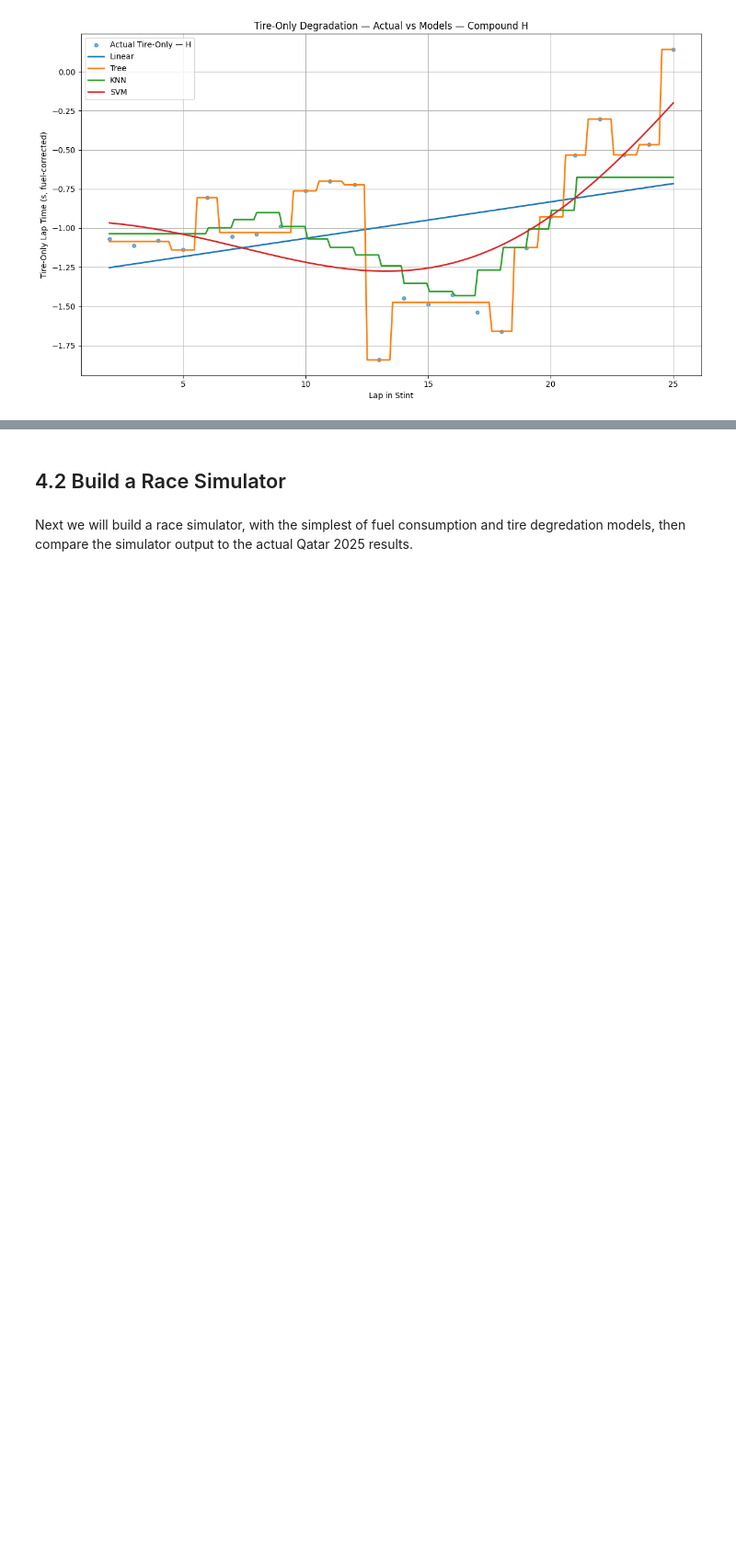
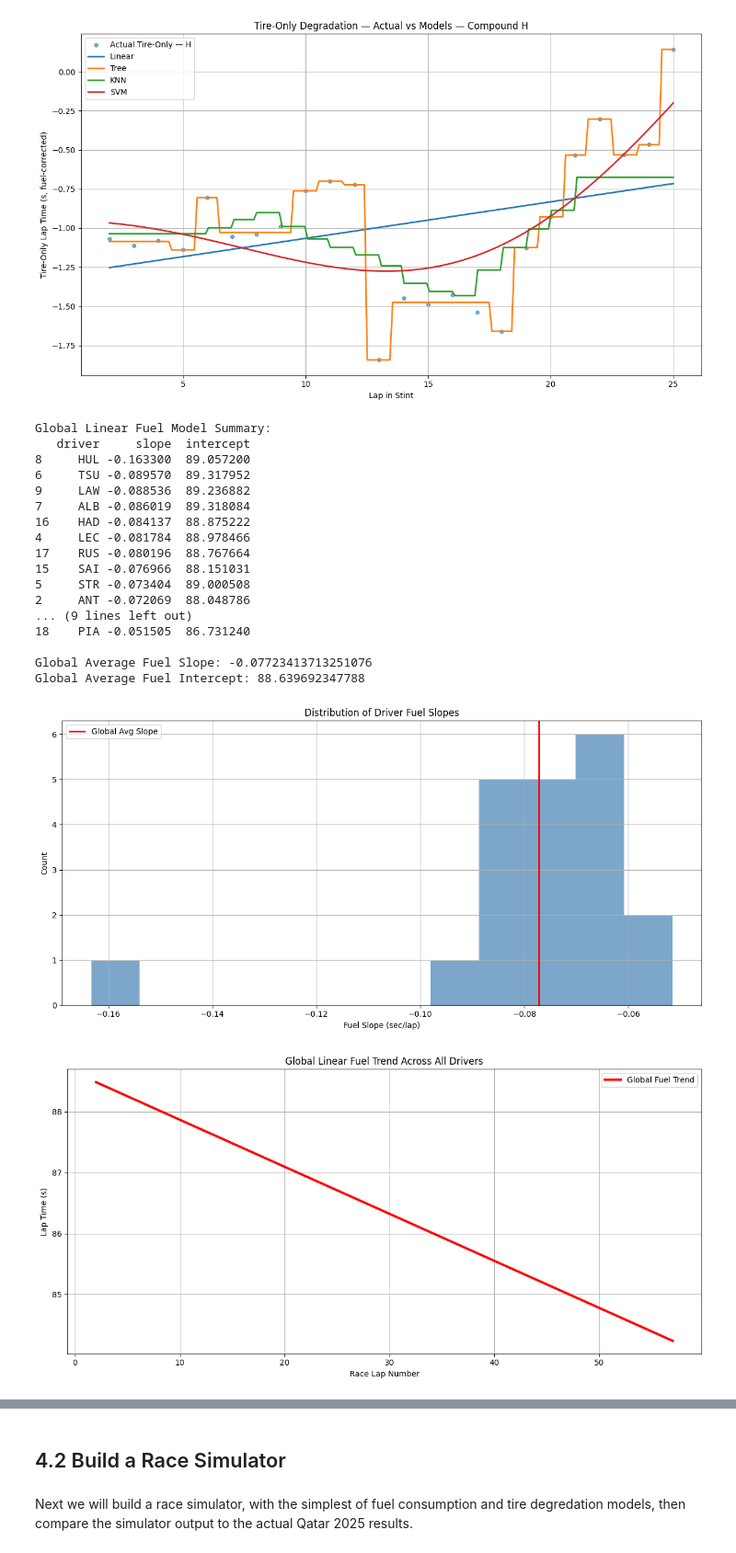
Before and after one commit to jeffreylgoode/f1-capstone-project, a Jupyter notebook: notebooks/f1.ipynb, the cells around one changed output, grey strips where cells are left out. Shown at 92% size. Saved outputs shown, nothing was run; the diff lists cells and outputs as text; code cells hidden in the pictures; blank space fills up the shorter version.

Commit message:
testing individual driver vs global for fuel and tire degredation.

```diff
--- a/notebooks/f1.ipynb
+++ b/notebooks/f1.ipynb
@@ -2243,0 +2323,22 @@ plot_tire_only_degradation(models_H, df_driver, "H")
+# %%
+df_global_fuel, global_slope, global_intercept = global_linear_fuel_model(df_clean)
+# %% [output]
+Global Linear Fuel Model Summary:
+   driver     slope  intercept
+8     HUL -0.163300  89.057200
+6     TSU -0.089570  89.317952
+9     LAW -0.088536  89.236882
+7     ALB -0.086019  89.318084
+16    HAD -0.084137  88.875222
+4     LEC -0.081784  88.978466
+17    RUS -0.080196  88.767664
+15    SAI -0.076966  88.151031
+5     STR -0.073404  89.000508
+2     ANT -0.072069  88.048786
+... (9 lines left out)
+18    PIA -0.051505  86.731240
+
+Global Average Fuel Slope: -0.07723413713251076
+Global Average Fuel Intercept: 88.639692347788
+[figure, added]
+[figure, added]
```
Also changed, not shown: parts of 8 cells of this notebook.
